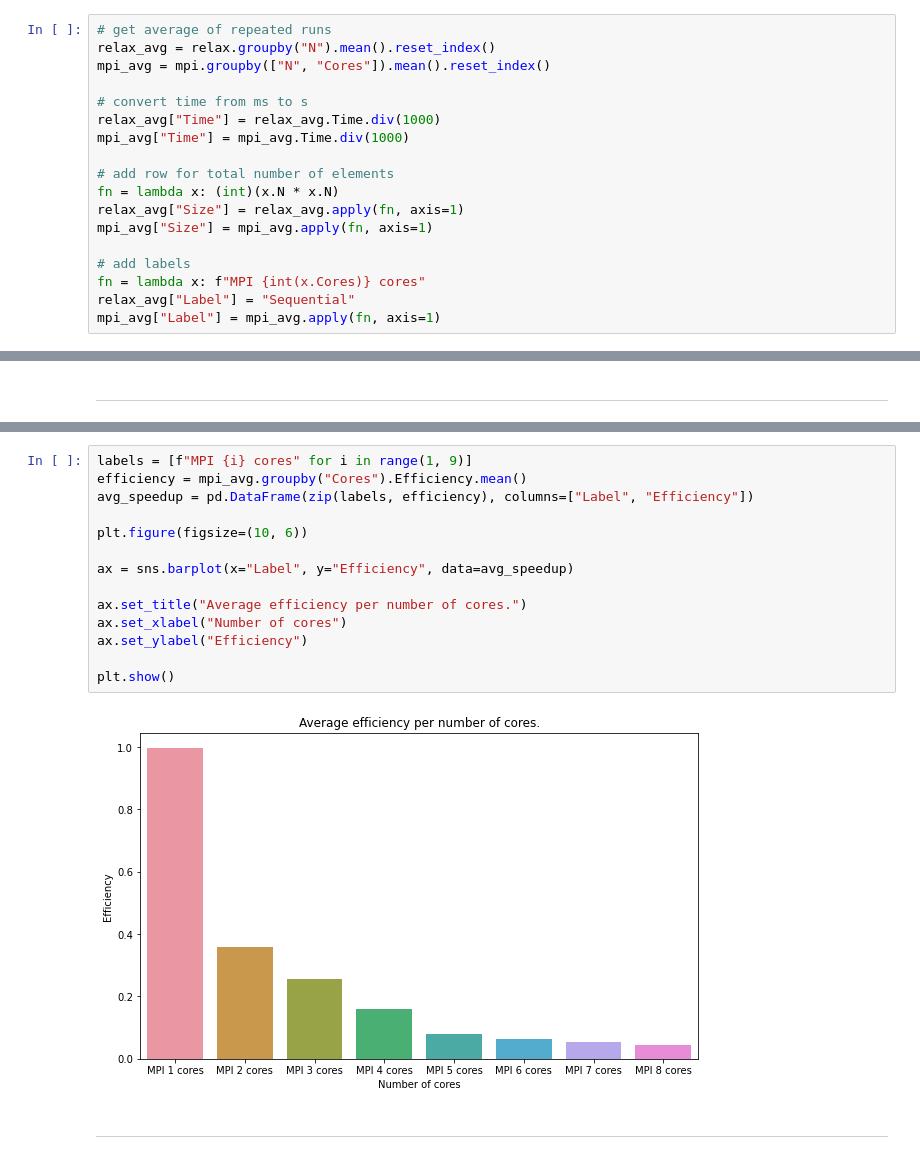
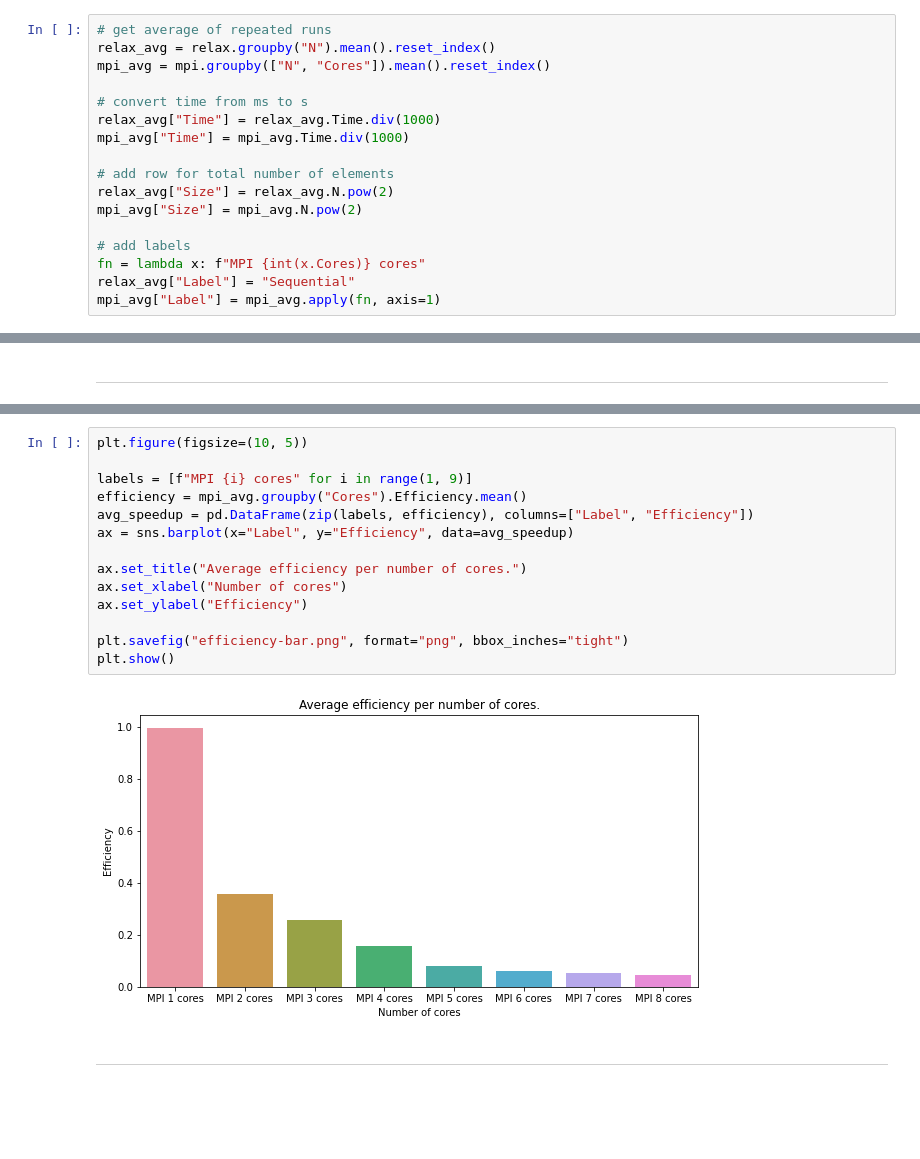
Before and after one commit to JordyAaldering/Parallel-Computing, a Jupyter notebook: Project03/Evaluation/evaluation.ipynb, the cells around one changed output, grey strips where cells are left out. Cells and saved outputs as stored; diff of their text form; blank space fills up the shorter version.

Commit message:
Create images

```diff
--- a/Project03/Evaluation/evaluation.ipynb
+++ b/Project03/Evaluation/evaluation.ipynb
@@ -22,9 +22,8 @@ relax_avg["Time"] = relax_avg.Time.div(1000)
 mpi_avg["Time"] = mpi_avg.Time.div(1000)
 
 # add row for total number of elements
-fn = lambda x: (int)(x.N * x.N)
-relax_avg["Size"] = relax_avg.apply(fn, axis=1)
-mpi_avg["Size"] = mpi_avg.apply(fn, axis=1)
+relax_avg["Size"] = relax_avg.N.pow(2)
+mpi_avg["Size"] = mpi_avg.N.pow(2)
 
 # add labels
 fn = lambda x: f"MPI {int(x.Cores)} cores"
@@ -220,21 +226,21 @@ plt.show()
 # %% [output]
 [figure]
 # %%
+plt.figure(figsize=(10, 5))
+
 labels = [f"MPI {i} cores" for i in range(1, 9)]
 efficiency = mpi_avg.groupby("Cores").Efficiency.mean()
 avg_speedup = pd.DataFrame(zip(labels, efficiency), columns=["Label", "Efficiency"])
-
-plt.figure(figsize=(10, 6))
-
 ax = sns.barplot(x="Label", y="Efficiency", data=avg_speedup)
 
 ax.set_title("Average efficiency per number of cores.")
 ax.set_xlabel("Number of cores")
 ax.set_ylabel("Efficiency")
 
+plt.savefig("efficiency-bar.png", format="png", bbox_inches="tight")
 plt.show()
 # %% [output]
-[figure, old version]
+[figure, new version]
 # %% [markdown]
 ---
 # %%
```
Also changed, not shown: parts of 12 cells of this notebook, 1 other file.
